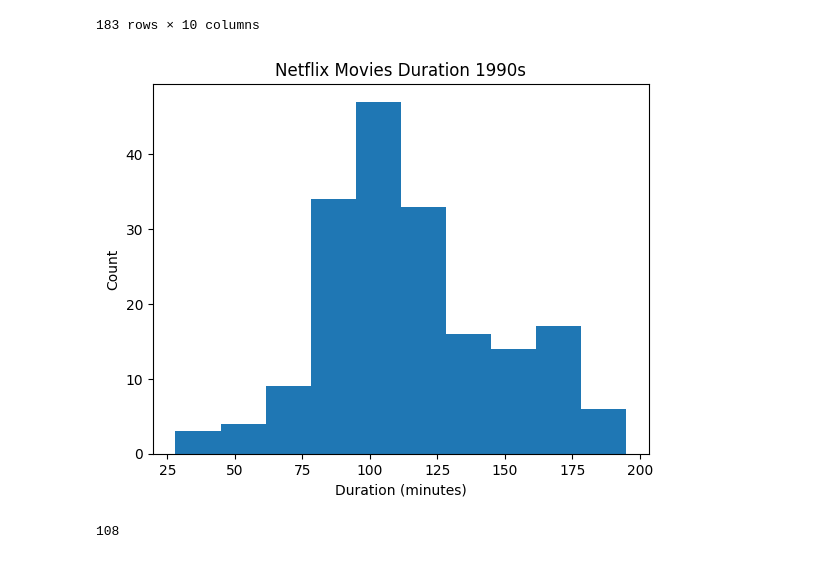
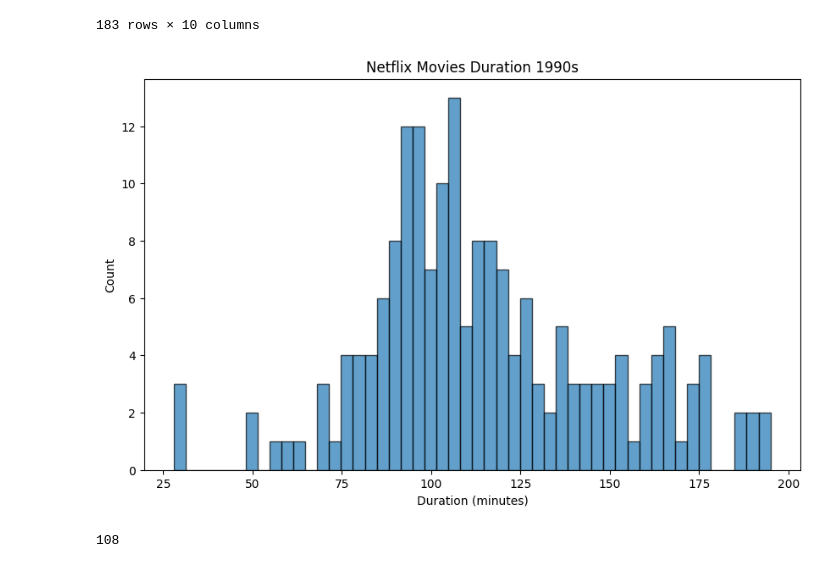
Before and after one commit to engjoaofaro/netflix_case_datacamp, a Jupyter notebook: notebook.ipynb, the cells around one changed output. Drawn from its saved outputs; the diff is of its cells as text; code cells hidden in the pictures.

```diff
--- a/notebook.ipynb
+++ b/notebook.ipynb
@@ -178,14 +179,16 @@ movies
 183 rows × 10 columns
 # %%
 # Plot Netflix Movies duration
-plt.hist(movies['duration'])
+plt.figure(figsize=(10, 6))
+
+plt.hist(movies['duration'], bins=50, alpha=0.7, edgecolor='black')
 plt.title("Netflix Movies Duration 1990s")
 plt.xlabel("Duration (minutes)")
 plt.ylabel("Count")
 plt.grid(False)
 plt.show()
 # %% [output]
-[figure, old version]
+[figure, new version]
 # %%
 # get the most frequent movie duration
 median = movies['duration'].median()
```
Also changed, not shown: parts of 2 cells of this notebook.
